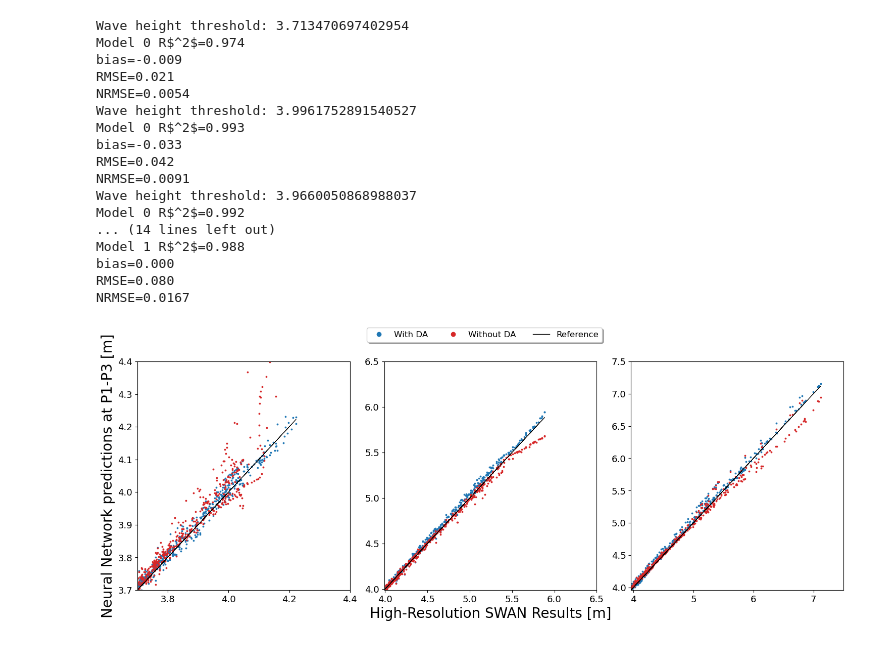
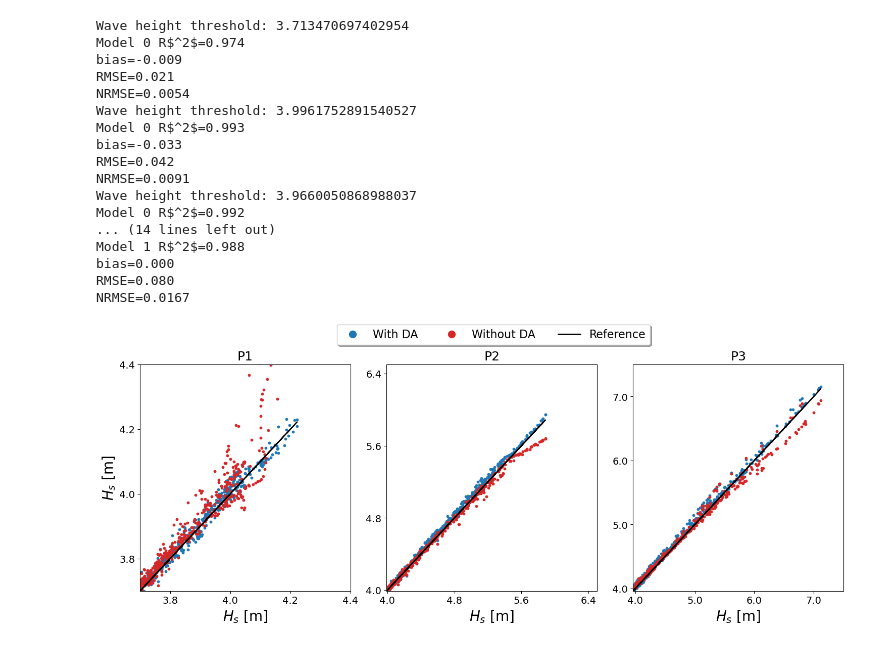
Before and after one commit to janfer95/SR_on_SWAN, a Jupyter notebook: NotebooksAndScripts/DataAugmentation_PredictionVsReference.ipynb, the cells around one changed output. Saved outputs shown, nothing was run; the diff lists cells and outputs as text; code cells hidden in the pictures.

Commit message:
Make markers larger on scatter plots

```diff
--- a/NotebooksAndScripts/DataAugmentation_PredictionVsReference.ipynb
+++ b/NotebooksAndScripts/DataAugmentation_PredictionVsReference.ipynb
@@ -35,9 +35,9 @@ min_val = np.infty
 max_val = -np.infty
 
 LABELSIZE = 20
-TICKLABELSIZE = 13
-LEGENDFONTSIZE = 12
-TITLESIZE = 15
+TICKLABELSIZE = 14
+LEGENDFONTSIZE = 16
+TITLESIZE = 18
 TEXTSIZE = 11
 
 label1 = "Model Prediction"
@@ -45,11 +45,12 @@ label2 = "LR Input"
 label3 = "HR Ground Truth"
 labels = [label1, label2, label3]
 
+# Set min- and maxval that correspond to 5% heighest waves
+min_vals = [3.7, 3.99, 3.96]
+max_vals = [4.4, 6.5, 7.5]
+
 fig, axs = plt.subplots(1, 3, figsize=(15,6))
 
-# Determine max- and minval for each column to determine axis limits
-min_val = np.infty
-max_val = -np.infty
 for nmodel, model in enumerate(model_dir):
     for npoint in range(n):
         # Load saved array, if calculation was already done before
@@ -94,41 +95,41 @@ for nmodel, model in enumerate(model_dir):
         else:
             color = "tab:red"
 
-        line1 = axs[npoint].scatter(hr, prediction, s=3, label=label1,
+        line1 = axs[npoint].scatter(hr, prediction, s=10, label=label1,
                                     color=color, zorder=2)
-        line2, = axs[npoint].plot(hr, hr, '-k', linewidth=0.5, label=label3)
+        line2, = axs[npoint].plot(hr, hr, '-k', linewidth=1.5, label=label3)
 
         # axs[0].set_title(xlabel[nvar] + units[nvar], fontsize=TITLESIZE)
         axs[npoint].tick_params(axis='both', labelsize=TICKLABELSIZE)
 
-        axs[0].set_ylabel("Neural Network predictions at P1-P3 [m]", size=LABELSIZE)
-        axs[1].set_xlabel("High-Resolution SWAN Results [m]", size=LABELSIZE)
+        axs[0].set_ylabel(r"$H_s$ [m]", size=LABELSIZE)
+        axs[npoint].set_xlabel(r"$H_s$ [m]", size=LABELSIZE)
 
-        # Determine x-, and y-limits for each column
-        max_val_cur = max(np.nanmax(prediction), np.nanmax(hr))
-        min_val_cur = min(np.nanmin(prediction), np.nanmin(hr))
+        axs[npoint].set_title(f"P{npoint+1}", size=TITLESIZE)
 
-        if max_val < max_val_cur:
-            max_val = max_val_cur
-        if min_val > min_val_cur:
-            min_val = min_val_cur
+        min_val, max_val = min_vals[npoint], max_vals[npoint]
+        # Maximum 5 ticks, set at nice locations
+        locations = MaxNLocator(4).tick_values(min_val, max_val)
+        # Set same ticklabels for both x- and y-axis
+        axs[npoint].set_xticks(locations)
+        axs[npoint].set_xticklabels(locations)
+        axs[npoint].set_yticks(locations)
+        axs[npoint].set_yticklabels(locations)
+        axs[npoint].set_xlim(min_val, max_val)
+        axs[npoint].set_ylim(min_val, max_val)
+
+        axs[npoint].xaxis.set_major_formatter('{x:.1f}')
+        axs[npoint].yaxis.set_major_formatter('{x:.1f}')
 
 
-axs[0].set_xlim(3.7, 4.4)
-axs[0].set_ylim(3.7, 4.4)
-
-axs[1].set_xlim(3.99, 6.5)
-axs[1].set_ylim(3.99, 6.5)
-
-axs[2].set_xlim(3.96, 7.5)
-axs[2].set_ylim(3.96, 7.5)
-
-legend_elements = [Line2D([0], [0], marker='o', color='tab:blue', label='With DA', linestyle=""),
-                   Line2D([0], [0], marker='o', color='tab:red', label='Without DA', linestyle=""),
-                   Line2D([0], [0], color='black', label='Reference', lw=1)]
+legend_elements = [Line2D([0], [0], marker='o', color='tab:blue',
+                          markersize=10, label='With DA', linestyle=""),
+                   Line2D([0], [0], marker='o', color='tab:red',
+                          markersize=10, label='Without DA', linestyle=""),
+                   Line2D([0], [0], color='black', label='Reference', lw=2)]
 
 
-fig.legend(handles=legend_elements, loc=(0.36, 0.94),
+fig.legend(handles=legend_elements, loc=(0.32, 0.93),
            fancybox=True, shadow=True, ncol=3, fontsize=LEGENDFONTSIZE)
 
 plt.tight_layout()
@@ -136,31 +137,31 @@ plt.tight_layout()
 fig.subplots_adjust(top=0.88)
 
 # Output folder and file name
 fdir = Path("Plots")
 fname = f"PredVsRef_{var}_Mod_{model_dir1}.png"
 
 if save:
     if not fdir.exists():
         fdir.mkdir()
     plt.savefig(fdir / fname)
 
 plt.show()
 # %% [output]
 Wave height threshold: 3.713470697402954
 Model 0 R$^2$=0.974
 bias=-0.009
 RMSE=0.021
 NRMSE=0.0054
 Wave height threshold: 3.9961752891540527
 Model 0 R$^2$=0.993
 bias=-0.033
 RMSE=0.042
 NRMSE=0.0091
 Wave height threshold: 3.9660050868988037
 Model 0 R$^2$=0.992
 ... (14 lines left out)
 Model 1 R$^2$=0.988
 bias=0.000
 RMSE=0.080
 NRMSE=0.0167
-[figure, old version]
+[figure, new version]
```
Also changed, not shown: parts of 1 cell of this notebook, 1 other file.
